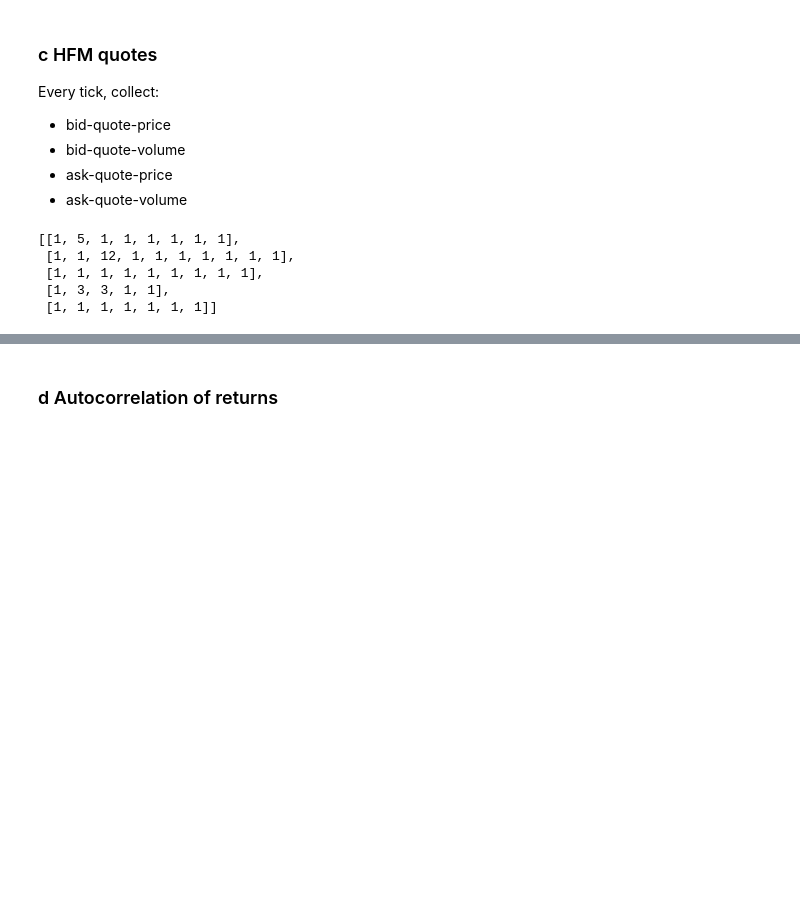
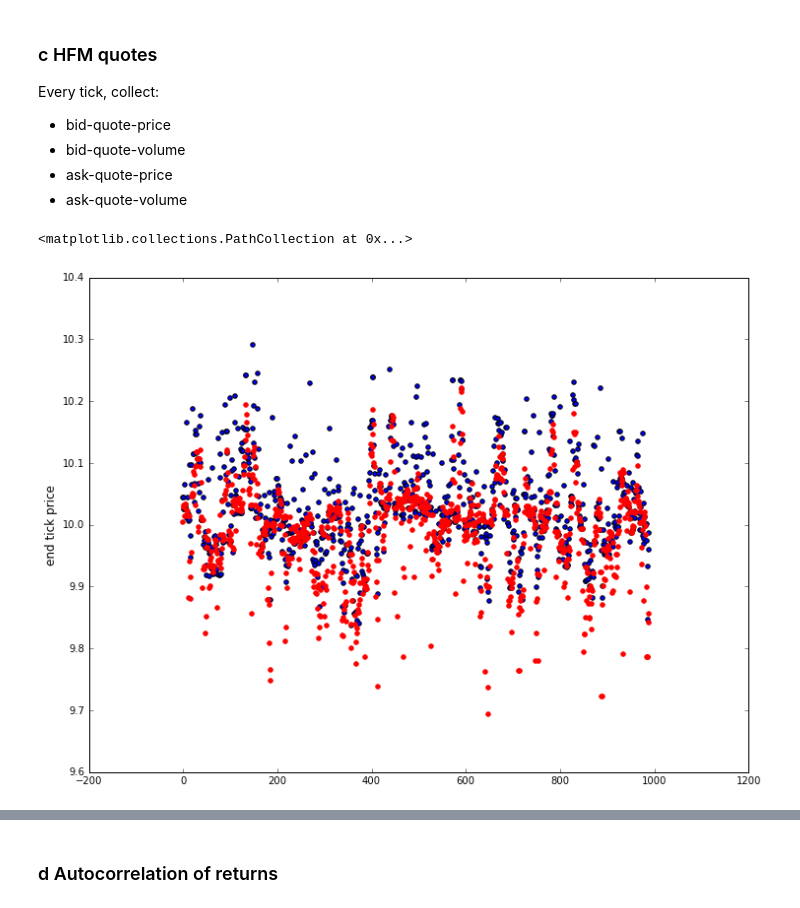
Before and after one commit to joerischasfoort/hfm-abm, a Jupyter notebook: Benchmark-Scenario.ipynb, the cells around one changed output, grey strips where cells are left out. Drawn from its saved outputs; the diff is of its cells as text; code cells hidden in the pictures; blank space fills up the shorter version.

```diff
--- a/Benchmark-Scenario.ipynb
+++ b/Benchmark-Scenario.ipynb
@@ -133,11 +136,15 @@ bid_quotes = [h[0].var_previous.bid_quote for h in hfms]
 ask_quotes = [h[0].var_previous.ask_quote for h in hfms]
 bid_volume = [h[0].var_previous.bid_quote_volume for h in hfms]
 ask_volume = [h[0].var_previous.ask_quote_volume for h in hfms]
-# %%
-ask_volume
-# %% [output]
-[[1, 5, 1, 1, 1, 1, 1, 1],
- [1, 1, 12, 1, 1, 1, 1, 1, 1, 1],
- [1, 1, 1, 1, 1, 1, 1, 1, 1],
- [1, 3, 3, 1, 1],
- [1, 1, 1, 1, 1, 1, 1]]
+# %%
+fig, ax1 = plt.subplots(1, 1, figsize=(12,9))
+
+#ax1.plot(mc_fundamentals.index, mc_fundamentals.mean(axis=1), 'k--', label='fundamental value')
+#ax1.plot(mc_prices.index, mc_prices.median(axis=1), 'k-', label='close price')
+ax1.set_ylabel('end tick price', fontsize='12')
+
+ax1.scatter(pd.Series(bid_quotes[0]).index, pd.Series(bid_quotes[0]))
+ax1.scatter(pd.Series(ask_quotes[0]).index, pd.Series(ask_quotes[0]), color='r')
+# %% [output]
+<matplotlib.collections.PathCollection at 0x...>
+[figure, added]
```
Also changed, not shown: parts of 15 cells of this notebook, 5 other files.
